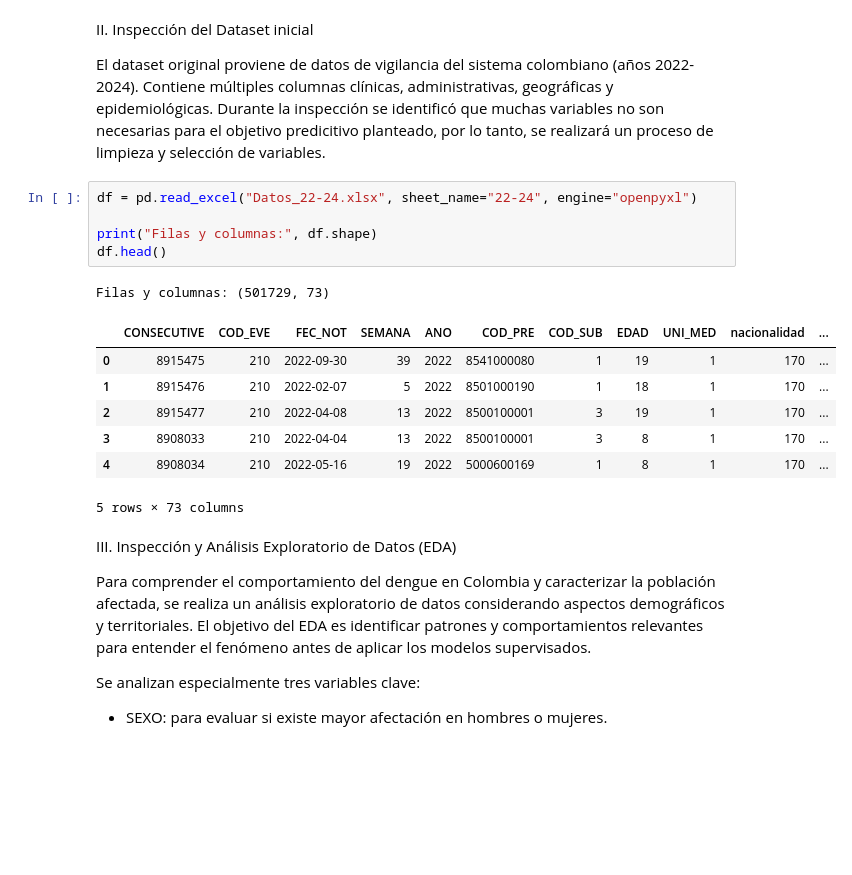
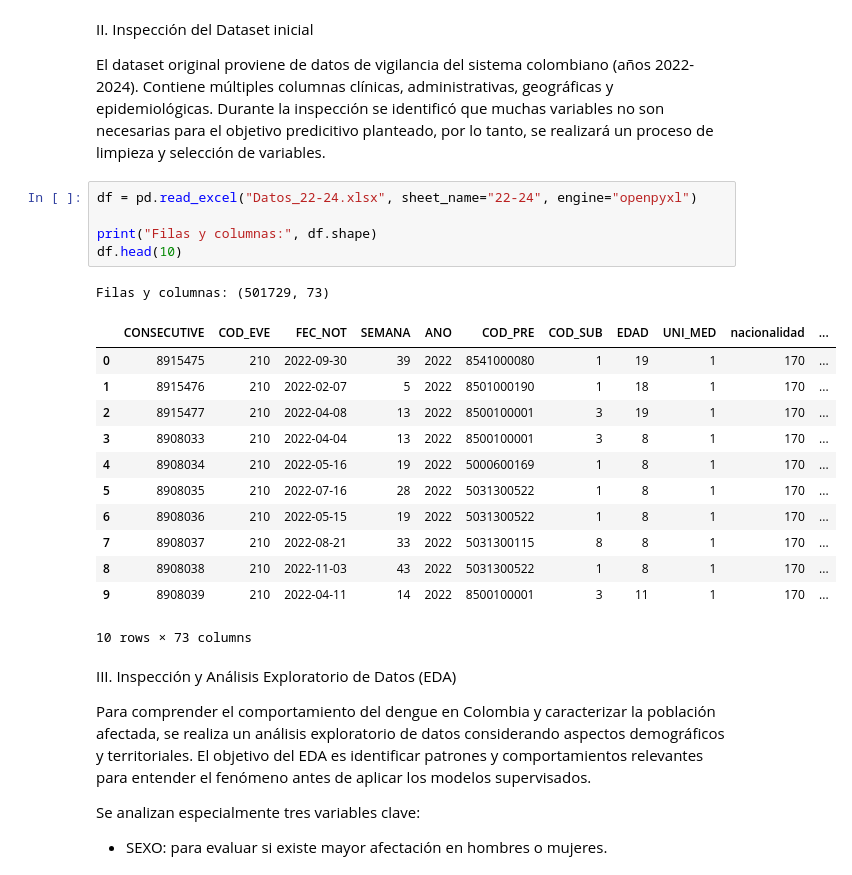
Before and after one commit to jefersonfloz/Trabajo-final-IA, a Jupyter notebook: Proyectofinal.ipynb, the cells around one changed output. Drawn from its saved outputs; the diff is of its cells as text; blank space fills up the shorter version.

```diff
--- a/Proyectofinal.ipynb
+++ b/Proyectofinal.ipynb
@@ -52,17 +52,22 @@ El dataset original proviene de datos de vigilancia del sistema colombiano (año
 # %%
 df = pd.read_excel("Datos_22-24.xlsx", sheet_name="22-24", engine="openpyxl")
 
 print("Filas y columnas:", df.shape)
-df.head()
+df.head(10)
 # %% [output]
 Filas y columnas: (501729, 73)
 |  | CONSECUTIVE | COD_EVE | FEC_NOT | SEMANA | ANO | COD_PRE | COD_SUB | EDAD | UNI_MED | nacionalidad | ... |
 | 0 | 8915475 | 210 | 2022-09-30 | 39 | 2022 | 8541000080 | 1 | 19 | 1 | 170 | ... |
 | 1 | 8915476 | 210 | 2022-02-07 | 5 | 2022 | 8501000190 | 1 | 18 | 1 | 170 | ... |
 | 2 | 8915477 | 210 | 2022-04-08 | 13 | 2022 | 8500100001 | 3 | 19 | 1 | 170 | ... |
 | 3 | 8908033 | 210 | 2022-04-04 | 13 | 2022 | 8500100001 | 3 | 8 | 1 | 170 | ... |
 | 4 | 8908034 | 210 | 2022-05-16 | 19 | 2022 | 5000600169 | 1 | 8 | 1 | 170 | ... |
+| 5 | 8908035 | 210 | 2022-07-16 | 28 | 2022 | 5031300522 | 1 | 8 | 1 | 170 | ... |
+| 6 | 8908036 | 210 | 2022-05-15 | 19 | 2022 | 5031300522 | 1 | 8 | 1 | 170 | ... |
+| 7 | 8908037 | 210 | 2022-08-21 | 33 | 2022 | 5031300115 | 8 | 8 | 1 | 170 | ... |
+| 8 | 8908038 | 210 | 2022-11-03 | 43 | 2022 | 5031300522 | 1 | 8 | 1 | 170 | ... |
+| 9 | 8908039 | 210 | 2022-04-11 | 14 | 2022 | 8500100001 | 3 | 11 | 1 | 170 | ... |
-5 rows × 73 columns
+10 rows × 73 columns
 # %% [markdown]
 III. Inspección y Análisis Exploratorio de Datos (EDA)
 
```
Also changed, not shown: parts of 1 cell of this notebook.
